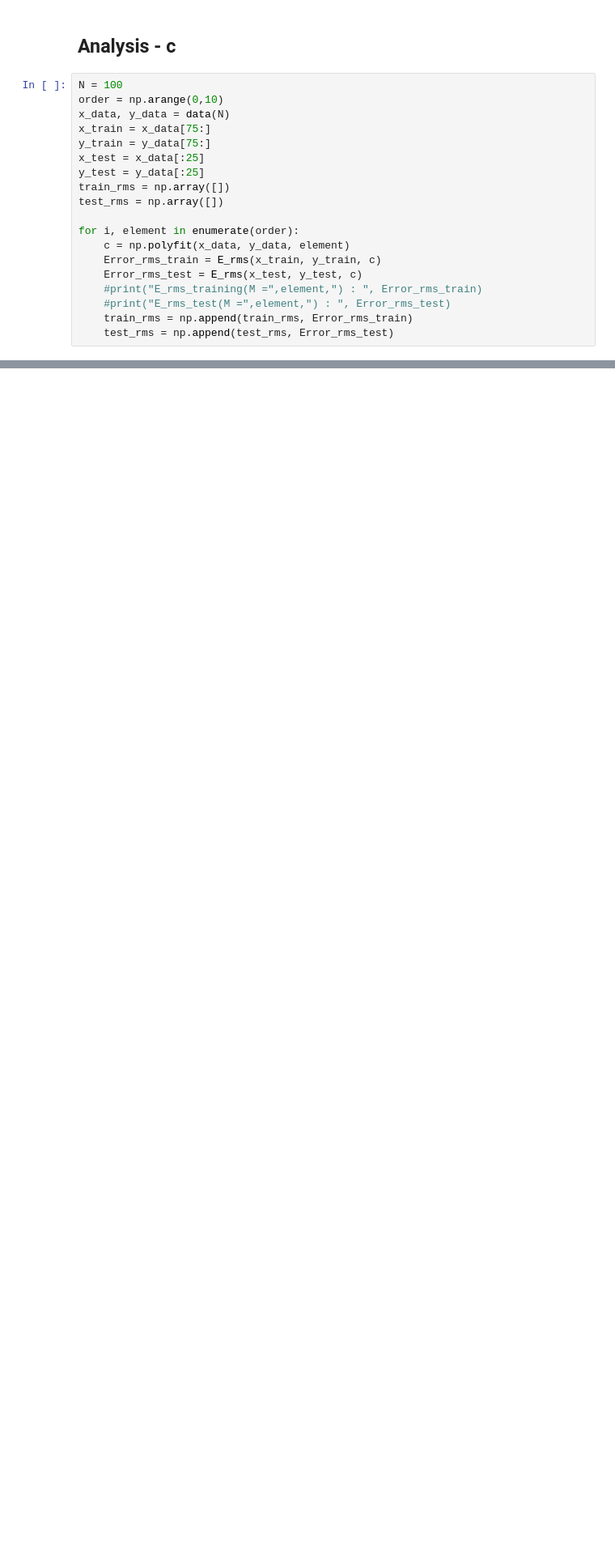
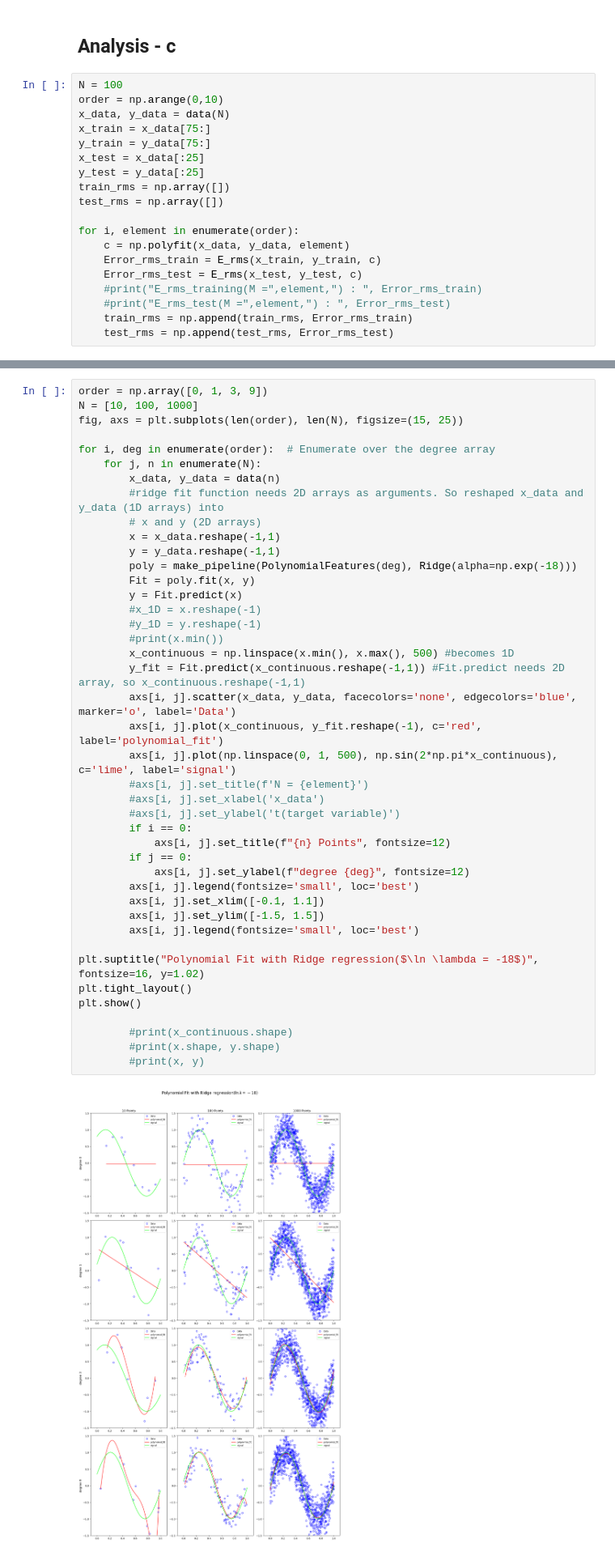
Before and after one commit to labani-01/PHY657, a Jupyter notebook: Module_1/ Module-1.ipynb, the cells around one changed output, grey strips where cells are left out. Shown at 81% size. Cells and saved outputs as stored; diff of their text form; blank space fills up the shorter version.

```diff
--- a/Module_1/ Module-1.ipynb
+++ b/Module_1/ Module-1.ipynb
@@ -130,0 +147,44 @@ plt.show()
+# %%
+order = np.array([0, 1, 3, 9])
+N = [10, 100, 1000]
+fig, axs = plt.subplots(len(order), len(N), figsize=(15, 25))
+
+for i, deg in enumerate(order):  # Enumerate over the degree array
+    for j, n in enumerate(N):
+        x_data, y_data = data(n)
+        #ridge fit function needs 2D arrays as arguments. So reshaped x_data and y_data (1D arrays) into
+        # x and y (2D arrays)
+        x = x_data.reshape(-1,1)
+        y = y_data.reshape(-1,1)
+        poly = make_pipeline(PolynomialFeatures(deg), Ridge(alpha=np.exp(-18)))
+        Fit = poly.fit(x, y)
+        y = Fit.predict(x)
+        #x_1D = x.reshape(-1)
+        #y_1D = y.reshape(-1)
+        #print(x.min())
+        x_continuous = np.linspace(x.min(), x.max(), 500) #becomes 1D
+        y_fit = Fit.predict(x_continuous.reshape(-1,1)) #Fit.predict needs 2D array, so x_continuous.reshape(-1,1)
+        axs[i, j].scatter(x_data, y_data, facecolors='none', edgecolors='blue', marker='o', label='Data')
+        axs[i, j].plot(x_continuous, y_fit.reshape(-1), c='red', label='polynomial_fit')
+        axs[i, j].plot(np.linspace(0, 1, 500), np.sin(2*np.pi*x_continuous), c='lime', label='signal')
+        #axs[i, j].set_title(f'N = {element}')
+        #axs[i, j].set_xlabel('x_data')
+        #axs[i, j].set_ylabel('t(target variable)')
+        if i == 0:
+            axs[i, j].set_title(f"{n} Points", fontsize=12)
+        if j == 0:
+            axs[i, j].set_ylabel(f"degree {deg}", fontsize=12)
+        axs[i, j].legend(fontsize='small', loc='best')
+        axs[i, j].set_xlim([-0.1, 1.1])
+        axs[i, j].set_ylim([-1.5, 1.5])
+        axs[i, j].legend(fontsize='small', loc='best')
+
+plt.suptitle("Polynomial Fit with Ridge regression($\ln \lambda = -18$)", fontsize=16, y=1.02)
+plt.tight_layout()
+plt.show()
+
+        #print(x_continuous.shape)
+        #print(x.shape, y.shape)
+        #print(x, y)
+# %% [output]
+[figure, added]
```
Also changed, not shown: parts of 16 cells of this notebook.
